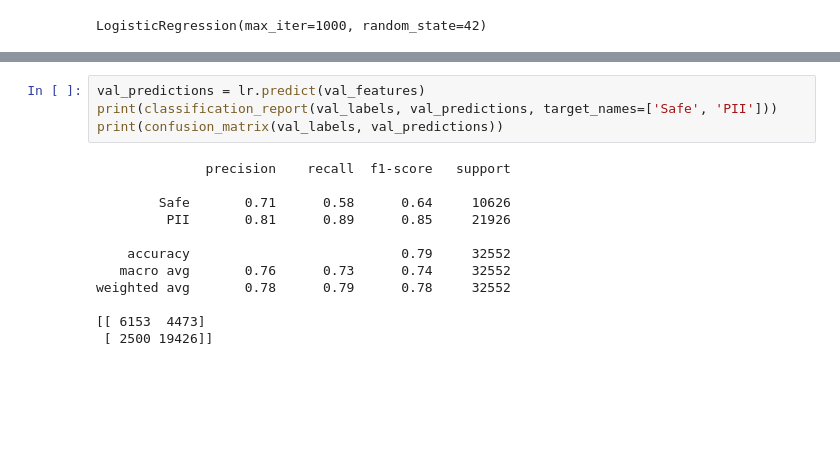
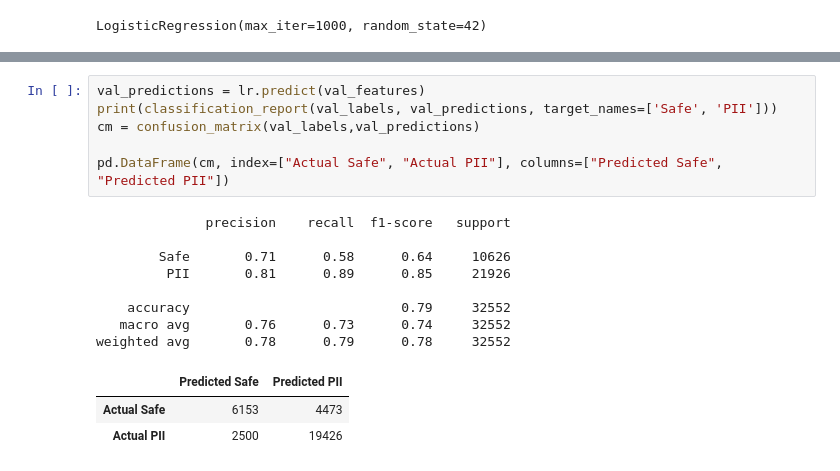
Before and after one commit to Cyber-207/cyber207_specialized_PII_detection_comparison, a Jupyter notebook: classical_ml/classical_models.ipynb, the cells around one changed output, grey strips where cells are left out. Saved outputs shown, nothing was run; the diff lists cells and outputs as text; blank space fills up the shorter version.

Commit message:
Confusion matrix labels

```diff
--- a/classical_ml/classical_models.ipynb
+++ b/classical_ml/classical_models.ipynb
@@ -161,16 +161,18 @@ For this project, special attention should go towards false negatives since they
 # %%
 val_predictions = lr.predict(val_features)
 print(classification_report(val_labels, val_predictions, target_names=['Safe', 'PII']))
-print(confusion_matrix(val_labels, val_predictions))
+cm = confusion_matrix(val_labels,val_predictions)
+
+pd.DataFrame(cm, index=["Actual Safe", "Actual PII"], columns=["Predicted Safe", "Predicted PII"])
 # %% [output]
               precision    recall  f1-score   support
 
         Safe       0.71      0.58      0.64     10626
          PII       0.81      0.89      0.85     21926
 
     accuracy                           0.79     32552
    macro avg       0.76      0.73      0.74     32552
 weighted avg       0.78      0.79      0.78     32552
-
-[[ 6153  4473]
- [ 2500 19426]]
+|  | Predicted Safe | Predicted PII |
+| Actual Safe | 6153 | 4473 |
+| Actual PII | 2500 | 19426 |
```
